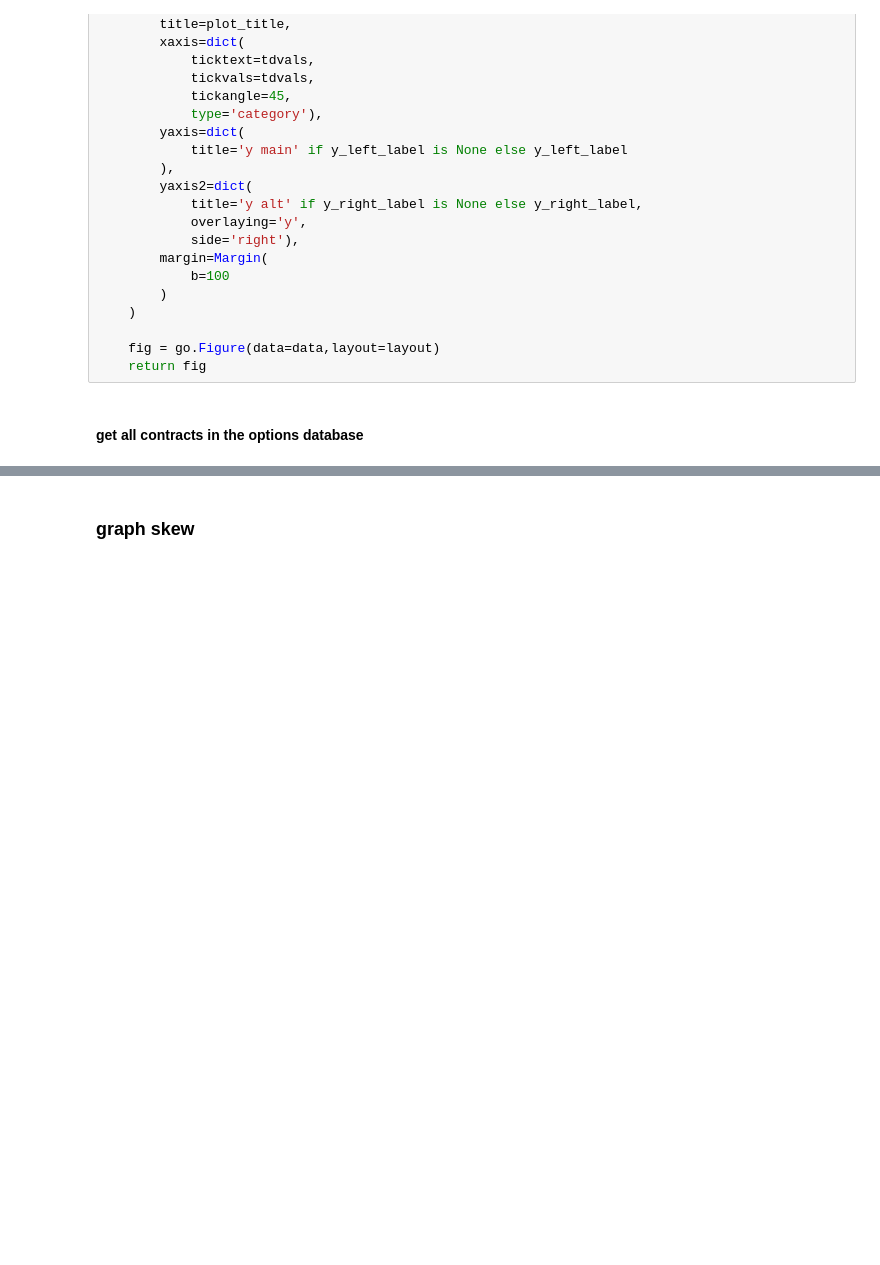
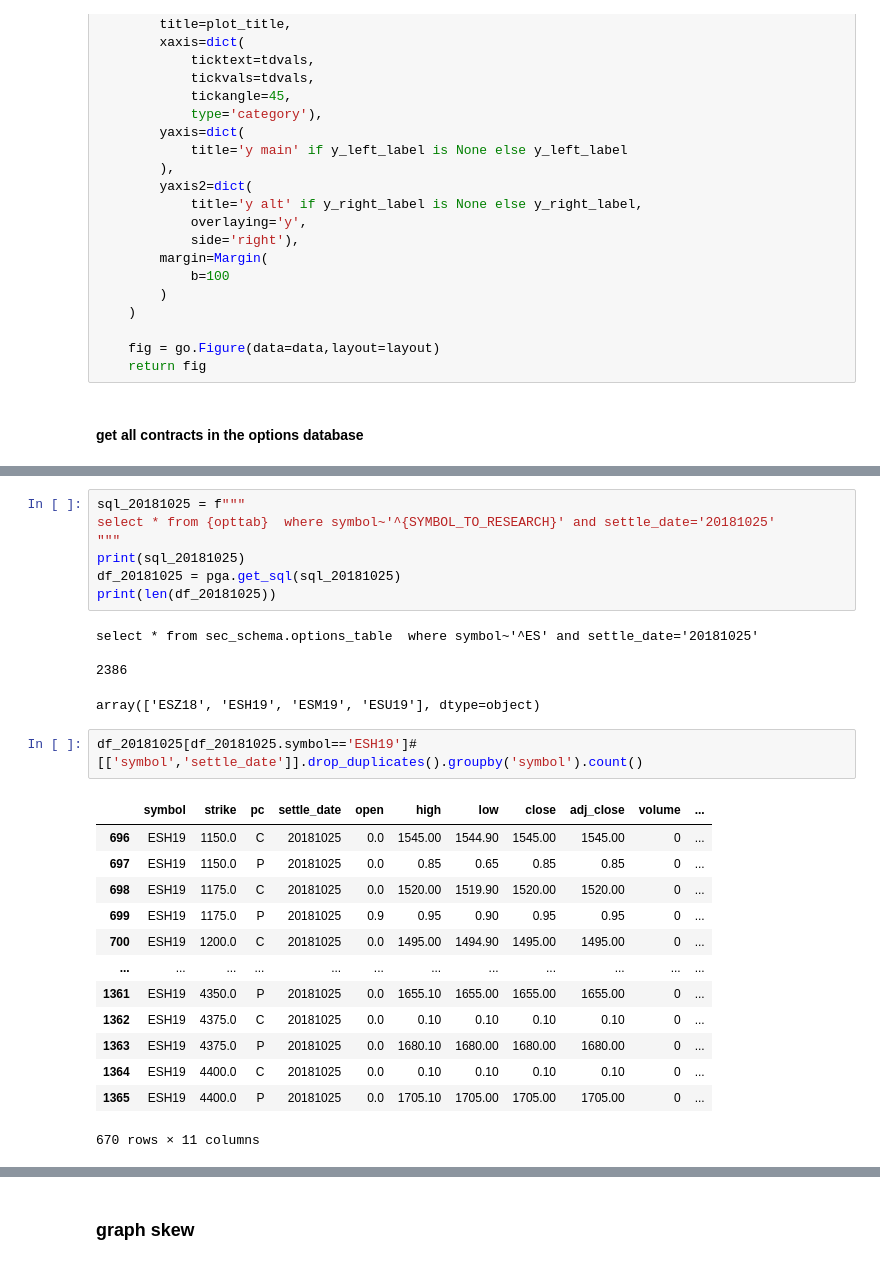
Before and after one commit to bgithub1/barchartacs, a Jupyter notebook: barchartacs/research_2.ipynb, the cells around one changed output, grey strips where cells are left out. Cells and saved outputs as stored; diff of their text form; blank space fills up the shorter version.

```diff
--- a/barchartacs/research_2.ipynb
+++ b/barchartacs/research_2.ipynb
@@ -157,0 +159,28 @@ len(all_contracts)
+# %%
+sql_20181025 = f"""
+select * from {opttab}  where symbol~'^{SYMBOL_TO_RESEARCH}' and settle_date='20181025'
+"""
+print(sql_20181025)
+df_20181025 = pga.get_sql(sql_20181025)
+print(len(df_20181025))
+# %% [output]
+select * from sec_schema.options_table  where symbol~'^ES' and settle_date='20181025'
+
+2386
+array(['ESZ18', 'ESH19', 'ESM19', 'ESU19'], dtype=object)
+# %%
+df_20181025[df_20181025.symbol=='ESH19']#[['symbol','settle_date']].drop_duplicates().groupby('symbol').count()
+# %% [output]
+|  | symbol | strike | pc | settle_date | open | high | low | close | adj_close | volume | ... |
+| 696 | ESH19 | 1150.0 | C | 20181025 | 0.0 | 1545.00 | 1544.90 | 1545.00 | 1545.00 | 0 | ... |
+| 697 | ESH19 | 1150.0 | P | 20181025 | 0.0 | 0.85 | 0.65 | 0.85 | 0.85 | 0 | ... |
+| 698 | ESH19 | 1175.0 | C | 20181025 | 0.0 | 1520.00 | 1519.90 | 1520.00 | 1520.00 | 0 | ... |
+| 699 | ESH19 | 1175.0 | P | 20181025 | 0.9 | 0.95 | 0.90 | 0.95 | 0.95 | 0 | ... |
+| 700 | ESH19 | 1200.0 | C | 20181025 | 0.0 | 1495.00 | 1494.90 | 1495.00 | 1495.00 | 0 | ... |
+| ... | ... | ... | ... | ... | ... | ... | ... | ... | ... | ... | ... |
+| 1361 | ESH19 | 4350.0 | P | 20181025 | 0.0 | 1655.10 | 1655.00 | 1655.00 | 1655.00 | 0 | ... |
+| 1362 | ESH19 | 4375.0 | C | 20181025 | 0.0 | 0.10 | 0.10 | 0.10 | 0.10 | 0 | ... |
+| 1363 | ESH19 | 4375.0 | P | 20181025 | 0.0 | 1680.10 | 1680.00 | 1680.00 | 1680.00 | 0 | ... |
+| 1364 | ESH19 | 4400.0 | C | 20181025 | 0.0 | 0.10 | 0.10 | 0.10 | 0.10 | 0 | ... |
+| 1365 | ESH19 | 4400.0 | P | 20181025 | 0.0 | 1705.10 | 1705.00 | 1705.00 | 1705.00 | 0 | ... |
+670 rows × 11 columns
```
Also changed, not shown: parts of 12 cells of this notebook, 11 other files.
